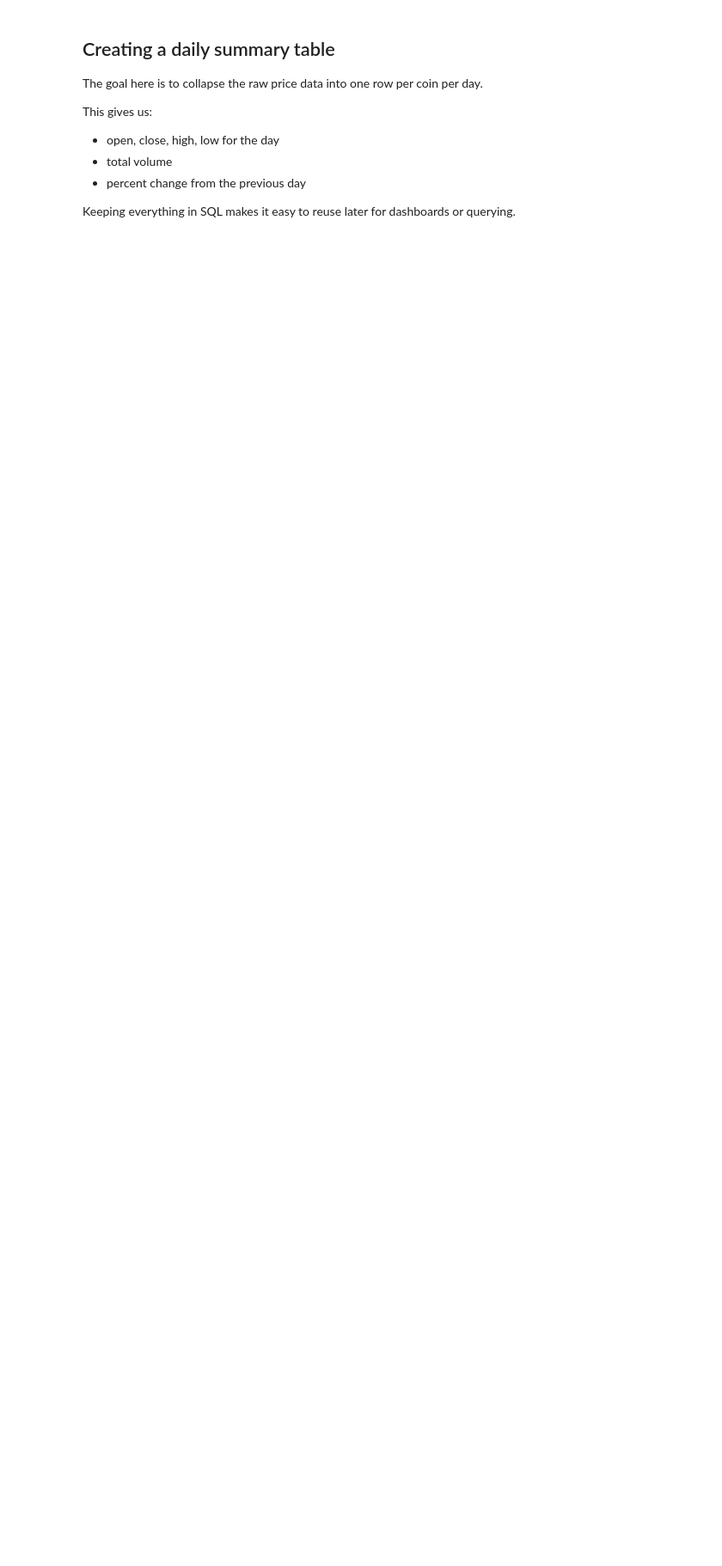
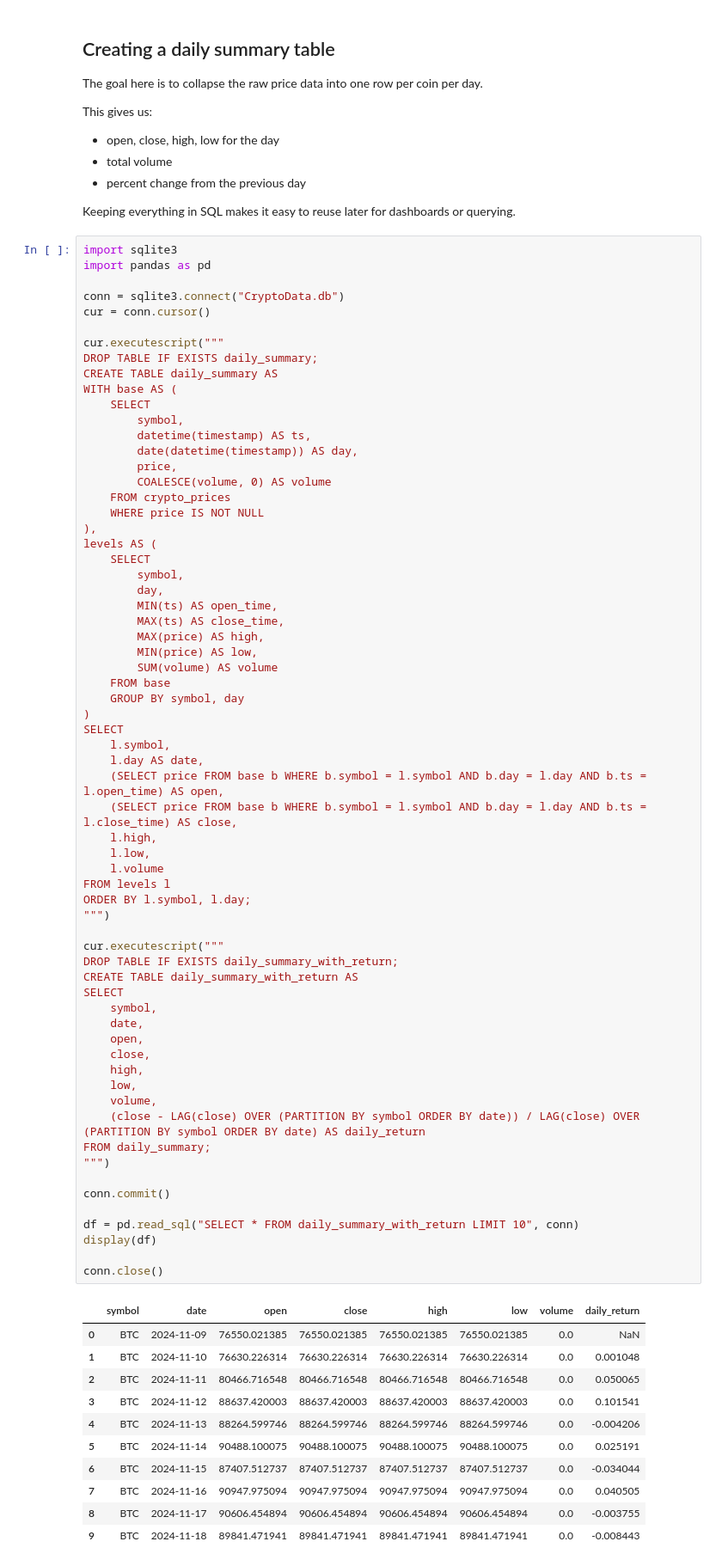
Before and after one commit to nathanho27/CryptoMarketTracker-, a Jupyter notebook: SQL.ipynb, the cells around one changed output. Shown: that part at 86% size. Saved outputs shown, nothing was run; the diff lists cells and outputs as text; blank space fills up the shorter version.

```diff
--- a/SQL.ipynb
+++ b/SQL.ipynb
@@ -154,3 +197,80 @@ This gives us:
 - percent change from the previous day
 
 Keeping everything in SQL makes it easy to reuse later for dashboards or querying.
+# %%
+import sqlite3
+import pandas as pd
+
+conn = sqlite3.connect("CryptoData.db")
+cur = conn.cursor()
+
+cur.executescript("""
+DROP TABLE IF EXISTS daily_summary;
+CREATE TABLE daily_summary AS
+WITH base AS (
+    SELECT
+        symbol,
+        datetime(timestamp) AS ts,
+        date(datetime(timestamp)) AS day,
+        price,
+        COALESCE(volume, 0) AS volume
+    FROM crypto_prices
+    WHERE price IS NOT NULL
+),
+levels AS (
+    SELECT
+        symbol,
+        day,
+        MIN(ts) AS open_time,
+        MAX(ts) AS close_time,
+        MAX(price) AS high,
+        MIN(price) AS low,
+        SUM(volume) AS volume
+    FROM base
+    GROUP BY symbol, day
+)
+SELECT
+    l.symbol,
+    l.day AS date,
+    (SELECT price FROM base b WHERE b.symbol = l.symbol AND b.day = l.day AND b.ts = l.open_time) AS open,
+    (SELECT price FROM base b WHERE b.symbol = l.symbol AND b.day = l.day AND b.ts = l.close_time) AS close,
+    l.high,
+    l.low,
+    l.volume
+FROM levels l
+ORDER BY l.symbol, l.day;
+""")
+
+cur.executescript("""
+DROP TABLE IF EXISTS daily_summary_with_return;
+CREATE TABLE daily_summary_with_return AS
+SELECT
+    symbol,
+    date,
+    open,
+    close,
+    high,
+    low,
+    volume,
+    (close - LAG(close) OVER (PARTITION BY symbol ORDER BY date)) / LAG(close) OVER (PARTITION BY symbol ORDER BY date) AS daily_return
+FROM daily_summary;
+""")
+
+conn.commit()
+
+df = pd.read_sql("SELECT * FROM daily_summary_with_return LIMIT 10", conn)
+display(df)
+
+conn.close()
+# %% [output]
+|  | symbol | date | open | close | high | low | volume | daily_return |
+| 0 | BTC | 2024-11-09 | 76550.021385 | 76550.021385 | 76550.021385 | 76550.021385 | 0.0 | NaN |
+| 1 | BTC | 2024-11-10 | 76630.226314 | 76630.226314 | 76630.226314 | 76630.226314 | 0.0 | 0.001048 |
+| 2 | BTC | 2024-11-11 | 80466.716548 | 80466.716548 | 80466.716548 | 80466.716548 | 0.0 | 0.050065 |
+| 3 | BTC | 2024-11-12 | 88637.420003 | 88637.420003 | 88637.420003 | 88637.420003 | 0.0 | 0.101541 |
+| 4 | BTC | 2024-11-13 | 88264.599746 | 88264.599746 | 88264.599746 | 88264.599746 | 0.0 | -0.004206 |
+| 5 | BTC | 2024-11-14 | 90488.100075 | 90488.100075 | 90488.100075 | 90488.100075 | 0.0 | 0.025191 |
+| 6 | BTC | 2024-11-15 | 87407.512737 | 87407.512737 | 87407.512737 | 87407.512737 | 0.0 | -0.034044 |
+| 7 | BTC | 2024-11-16 | 90947.975094 | 90947.975094 | 90947.975094 | 90947.975094 | 0.0 | 0.040505 |
+| 8 | BTC | 2024-11-17 | 90606.454894 | 90606.454894 | 90606.454894 | 90606.454894 | 0.0 | -0.003755 |
+| 9 | BTC | 2024-11-18 | 89841.471941 | 89841.471941 | 89841.471941 | 89841.471941 | 0.0 | -0.008443 |
```
Also changed, not shown: parts of 15 cells of this notebook.
